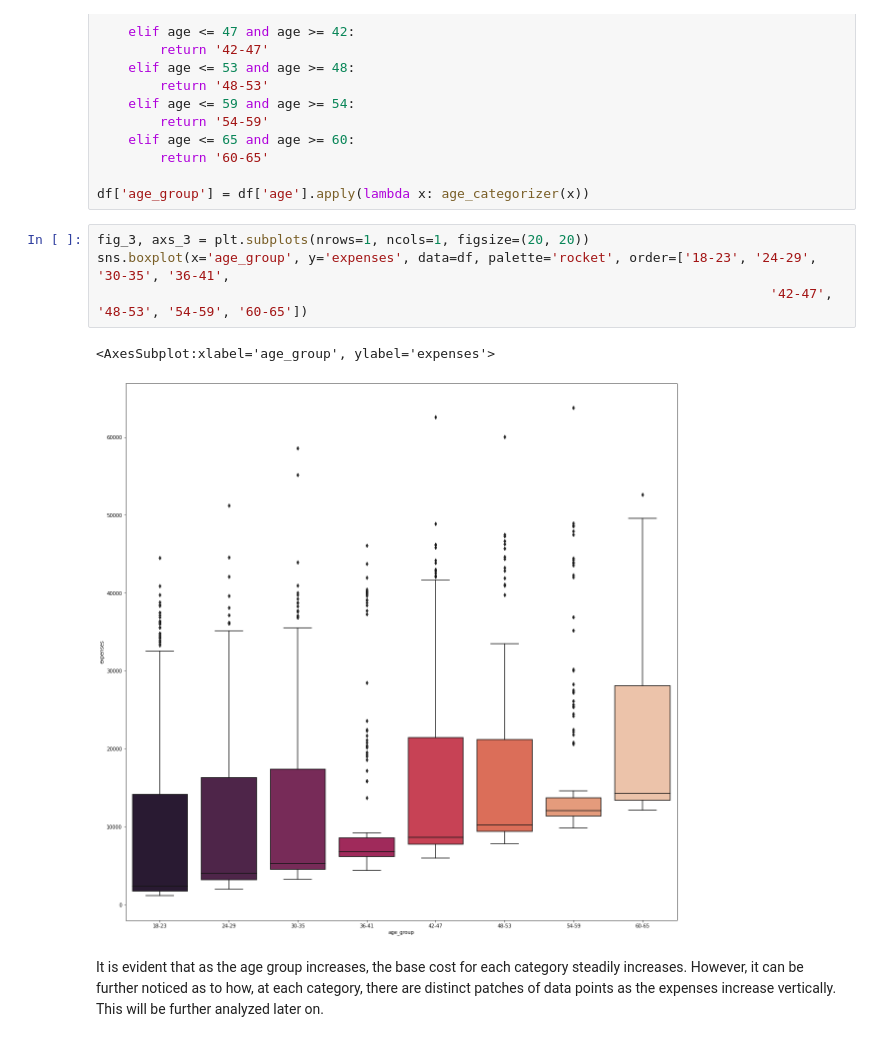
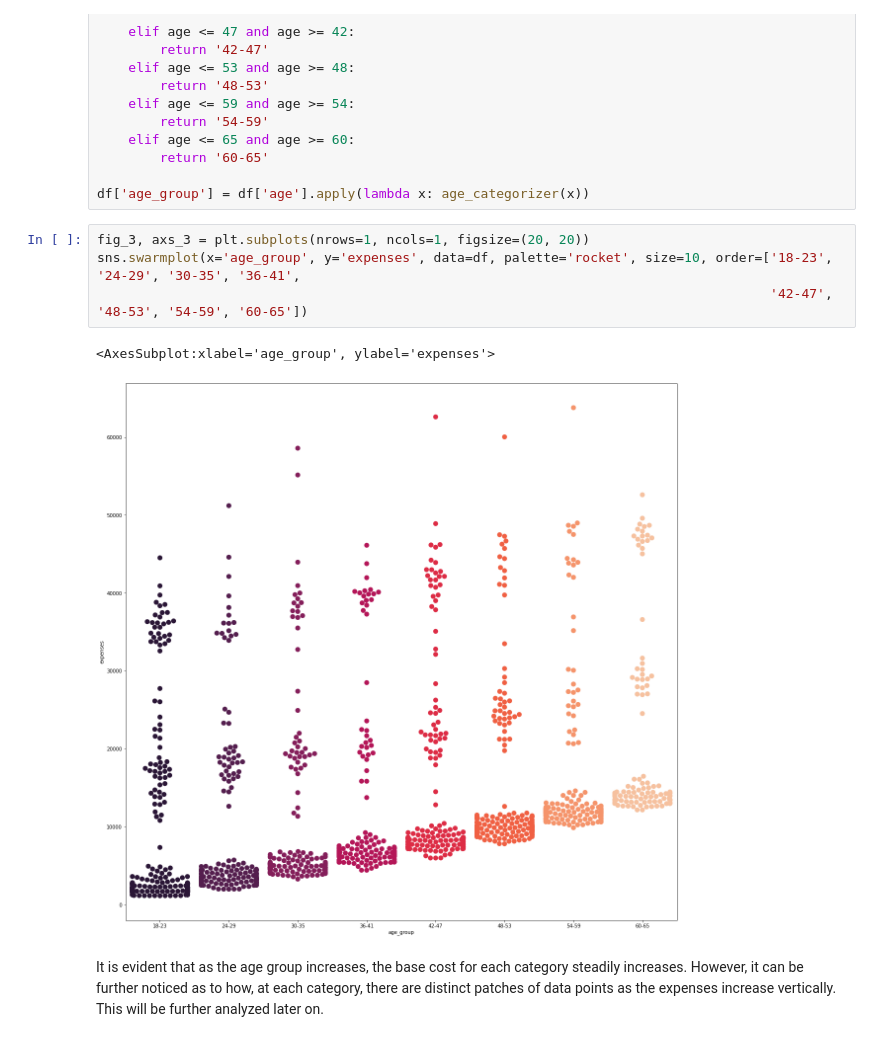
Before and after one commit to JPReyes07/Machine-Learning, a Jupyter notebook: InsuranceExpenses.ipynb, the cells around one changed output. Drawn from its saved outputs; the diff is of its cells as text.

```diff
--- a/InsuranceExpenses.ipynb
+++ b/InsuranceExpenses.ipynb
@@ -139,11 +139,11 @@ def age_categorizer(age):
 df['age_group'] = df['age'].apply(lambda x: age_categorizer(x))
 # %%
 fig_3, axs_3 = plt.subplots(nrows=1, ncols=1, figsize=(20, 20))
-sns.boxplot(x='age_group', y='expenses', data=df, palette='rocket', order=['18-23', '24-29', '30-35', '36-41',
+sns.swarmplot(x='age_group', y='expenses', data=df, palette='rocket', size=10, order=['18-23', '24-29', '30-35', '36-41',
                                                                                       '42-47', '48-53', '54-59', '60-65'])
 # %% [output]
 <AxesSubplot:xlabel='age_group', ylabel='expenses'>
-[figure, old version]
+[figure, new version]
 # %% [markdown]
 It is evident that as the age group increases, the base cost for each category steadily increases. However, it can be further noticed as to how, at each category, there are distinct patches of data points as the expenses increase vertically. This will be further analyzed later on.
 # %% [markdown]
```
Also changed, not shown: parts of 20 cells of this notebook.
